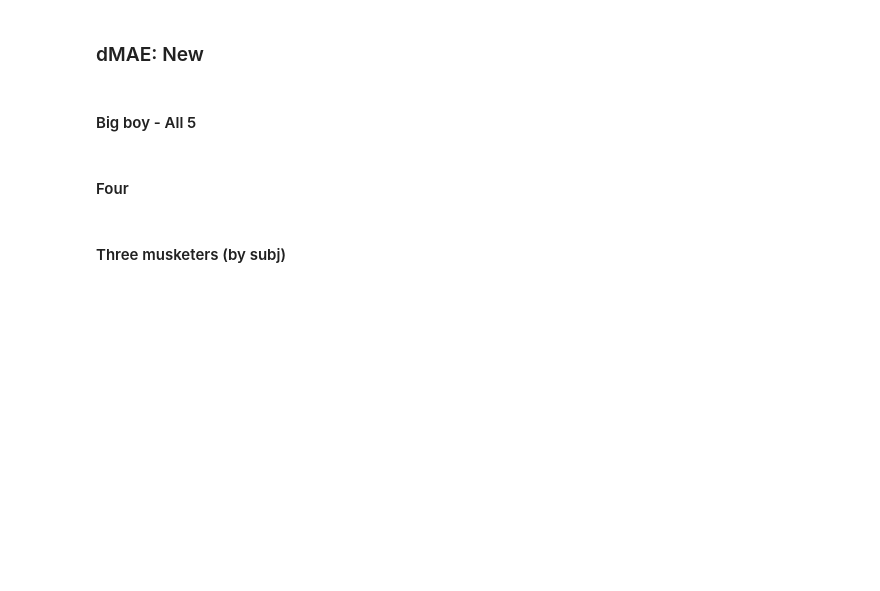
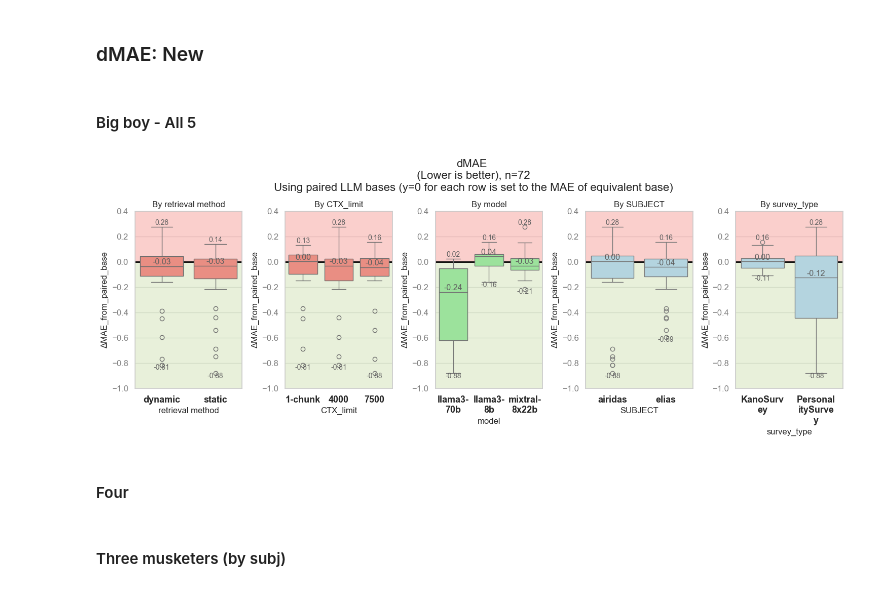
Before and after one commit to Brikas/Thesis, a Jupyter notebook: airi_analysis.ipynb, the cells around one changed output. Drawn from its saved outputs; the diff is of its cells as text; code cells hidden in the pictures; blank space fills up the shorter version.

```diff
--- a/airi_analysis.ipynb
+++ b/airi_analysis.ipynb
@@ -720,8 +749,8 @@ MOST_IMPORTANT_COLUMNS = ADD_TO_MOST_IMPORTANT_COLUMNS + MOST_IMPORTANT_COLUMNS
 # %%
 # Compare to paired bases
 for index, sim_row in dfg.iterrows():
-    for key, value in compare_to_paired_base(sim_row, dfg).items():
-        dfg.at[index, key] = value
+    for key, value_name in compare_to_paired_base(sim_row, dfg).items():
+        dfg.at[index, key] = value_name
 
 
 ## Put important columns to front.
@@ -735,8 +766,8 @@ print(f"Total unique simulations: {len(dfg)}")
 # %%
 # Compare to custom base
 for index, sim_row in dfg.iterrows():
-    for key, value in compare_to_custom_base(sim_row, base_val=global_base_scores["master"], base_name="master").items():
-        dfg.at[index, key] = value
+    for key, value_name in compare_to_custom_base(sim_row, base_val=global_base_scores["master"], base_name="master").items():
+        dfg.at[index, key] = value_name
 # %% [markdown]
 ### Visualise LLM Bases
 # %%
@@ -972,40 +1033,42 @@ parameters = ['retrieval method', 'CTX_limit', 'model',  'SUBJECT', 'survey_type
 base_val = global_base_scores["master"]
 base_name = "master"
 for index, sim_row in dfg.iterrows():
-    for key, value in compare_to_custom_base(sim_row, base_val=base_val, base_name=base_name).items():
-        dfg.at[index, key] = value
+    for key, value_name in compare_to_custom_base(sim_row, base_val=base_val, base_name=base_name).items():
+        dfg.at[index, key] = value_name
 
 lines, labels = [], [] # To keep track of legend handles
 for i, param in enumerate(parameters):
     ax = plt.subplot(1, 5, i + 1)  # Horizontal layout of plots
     ax.grid(True)
     ax.axhline(0, color='black', linewidth=2)
     ax.axhspan(-1, 0, color='#dcedc1', alpha=0.5)  # Stylish green background below zero
     ax.axhspan(0, 0.5, color='#ffaaa5', alpha=0.5)   # Stylish red background above zero    # Background color above zero
     color = getGlobalColorByParam(param)
     #### Extract median values and their positions ######
     grouped_data = filtered_df.groupby(param)['dMAE']
     mins, medians, maxs = grouped_data.min().values, grouped_data.median().values, grouped_data.max().values
     pos = range(len(mins))  # Positions of the boxplots
     vertical_offset = 0.01  # offset each text to avoid clutter
 
     # for tick in pos:
     #     ax.text(tick, mins[tick] - vertical_offset - 0.015, f'{mins[tick]:.2f}', horizontalalignment='center', size='x-small', color='black', weight='semibold')
     #     ax.text(tick, medians[tick] + vertical_offset, f'{medians[tick]:.2f}', horizontalalignment='center', size='x-small', color='black', weight='semibold')
     #     ax.text(tick, maxs[tick] + vertical_offset , f'{maxs[tick]:.2f}', horizontalalignment='center', size='x-small', color='black', weight='semibold')
     #####################################################
     sns.boxplot(x=param, y=f'dMAE', color=color, data=filtered_df)
     plt.title(f'By {param}')
     plt.ylabel(f'ΔMAE_from_paired_base')
     plt.xticks(rotation=0)
     plt.ylim(bottom=-0.95, top=0.32)  # Adjust y-limits
 
 
     super_format_ax(ax)
     add_value_texts(grouped_data, ax)
 plt.tight_layout()
 plt.suptitle(f'dMAE\n (Lower is better), n={len(filtered_df)}\n Using paired LLM bases (y=0 for each row is set to the MAE of equivalent base)', y=1.13, fontsize=16)
 plt.show()
+# %% [output]
+[figure, added]
 # %% [markdown]
 #### Four
 # %%
```
Also changed, not shown: parts of 30 cells of this notebook.
